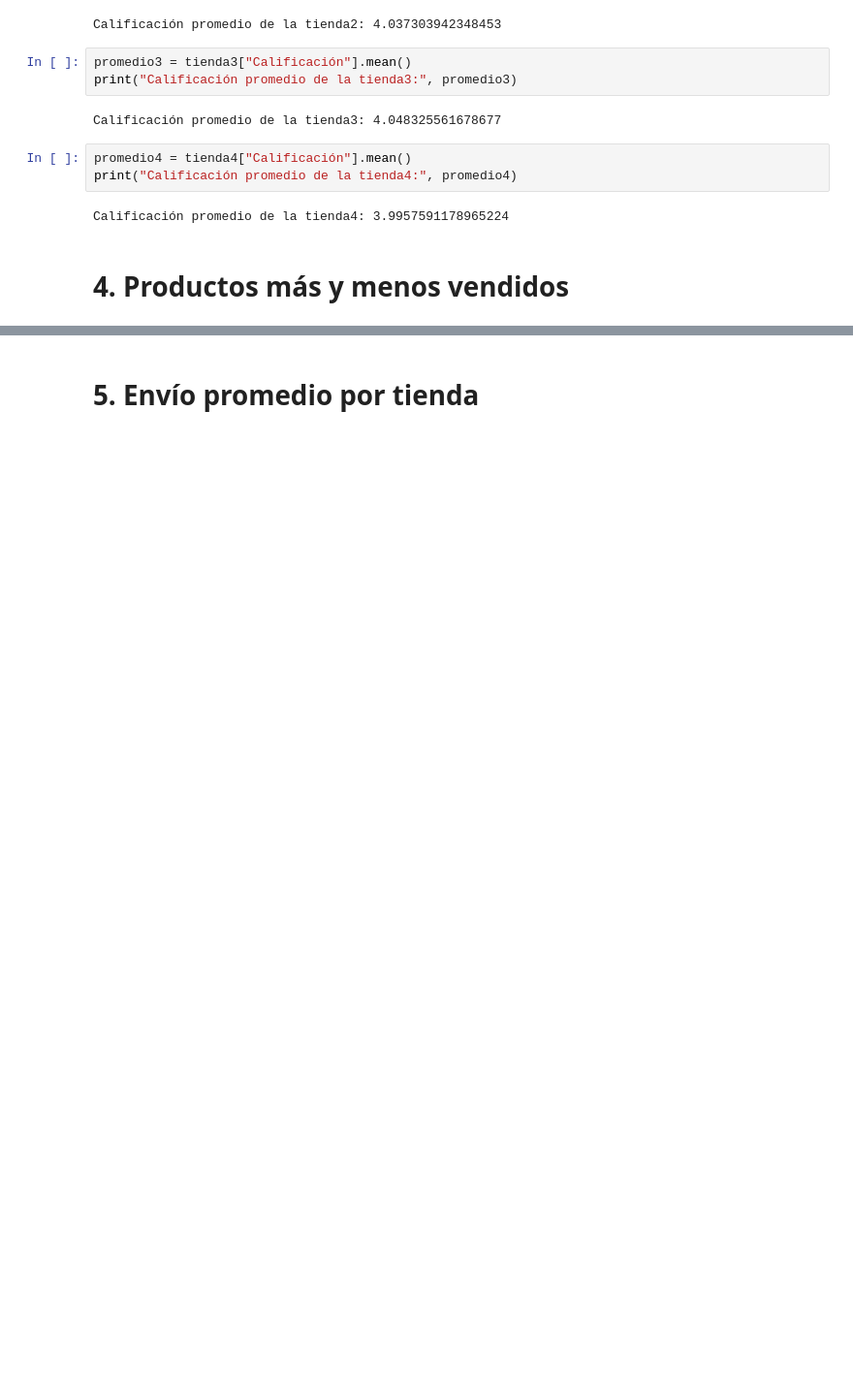
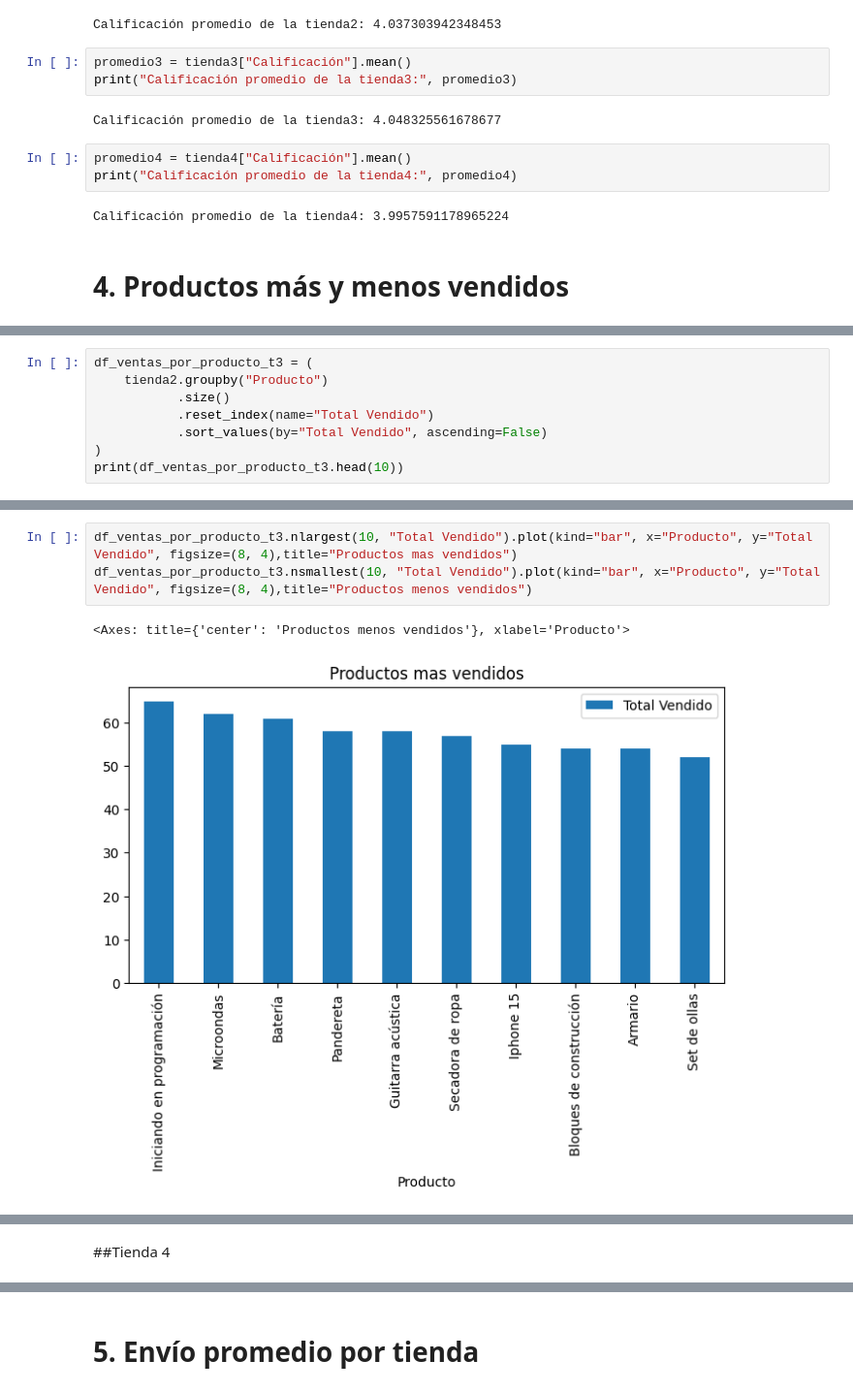
Before and after one commit to Giancawork/base-de-datos-challenge1-latam, a Jupyter notebook: AluraStoreLatam.ipynb, the cells around one changed output, grey strips where cells are left out. Shown at 97% size. Drawn from its saved outputs; the diff is of its cells as text; blank space fills up the shorter version.

```diff
--- a/AluraStoreLatam.ipynb
+++ b/AluraStoreLatam.ipynb
@@ -123,0 +216,8 @@ Calificación promedio de la tienda4: 3.9957591178965224
+# %%
+df_ventas_por_producto_t3 = (
+    tienda2.groupby("Producto")
+           .size()
+           .reset_index(name="Total Vendido")
+           .sort_values(by="Total Vendido", ascending=False)
+)
+print(df_ventas_por_producto_t3.head(10))
@@ -123,0 +250,6 @@ Calificación promedio de la tienda4: 3.9957591178965224
+# %%
+df_ventas_por_producto_t3.nlargest(10, "Total Vendido").plot(kind="bar", x="Producto", y="Total Vendido", figsize=(8, 4),title="Productos mas vendidos")
+df_ventas_por_producto_t3.nsmallest(10, "Total Vendido").plot(kind="bar", x="Producto", y="Total Vendido", figsize=(8, 4),title="Productos menos vendidos")
+# %% [output]
+<Axes: title={'center': 'Productos menos vendidos'}, xlabel='Producto'>
+[figure, added]
@@ -123,0 +257,2 @@ Calificación promedio de la tienda4: 3.9957591178965224
+# %% [markdown]
+##Tienda 4
```
Also changed, not shown: parts of 19 cells of this notebook.
